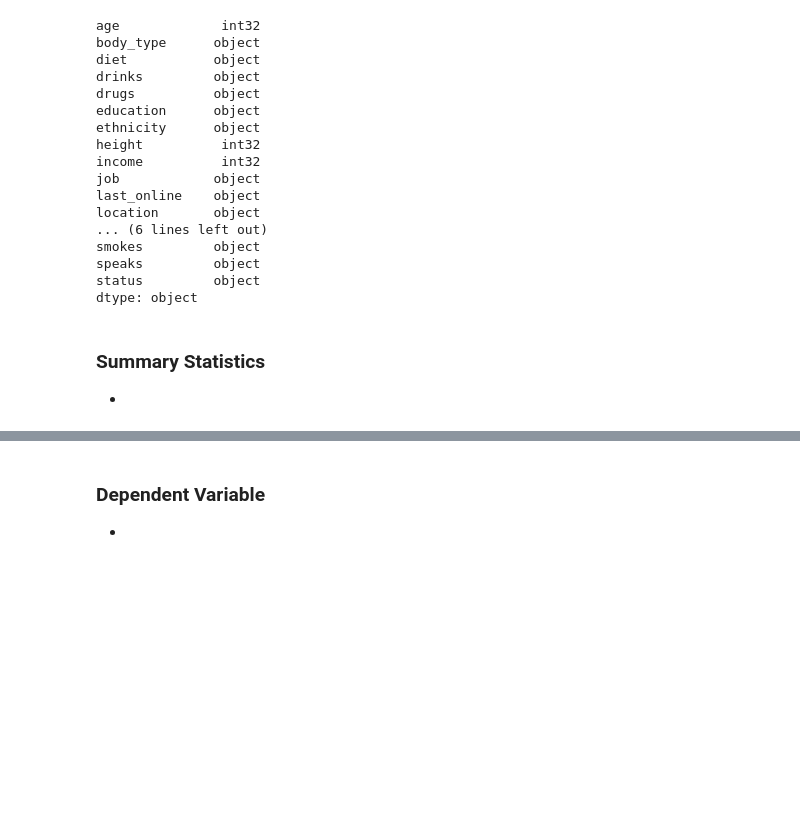
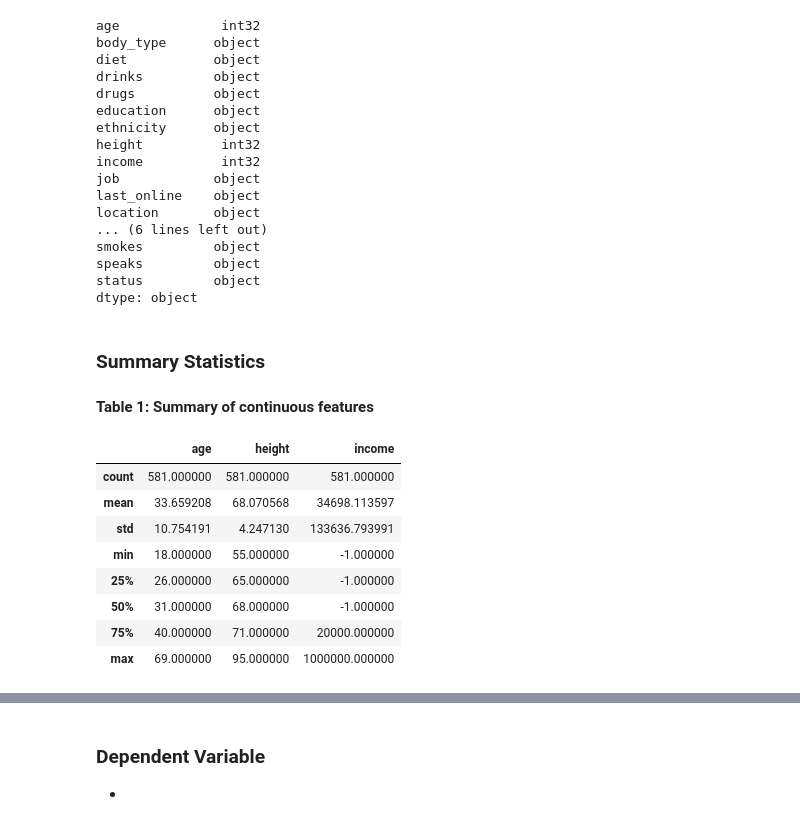
Before and after one commit to ttrash97/MATH2350, a Jupyter notebook: Project_Template.ipynb, the cells around one changed output, grey strips where cells are left out. Drawn from its saved outputs; the diff is of its cells as text; code cells hidden in the pictures; blank space fills up the shorter version.

```diff
--- a/Project_Template.ipynb
+++ b/Project_Template.ipynb
@@ -290,5 +291,18 @@ status         object
 dtype: object
 # %% [markdown]
 ### Summary Statistics
-
--
+# %%
+from IPython.display import display, HTML
+display(HTML('<b>Table 1: Summary of continuous features</b>'))
+df.describe(include='int32')
+# %% [output]
+Table 1: Summary of continuous features
+|  | age | height | income |
+| count | 581.000000 | 581.000000 | 581.000000 |
+| mean | 33.659208 | 68.070568 | 34698.113597 |
+| std | 10.754191 | 4.247130 | 133636.793991 |
+| min | 18.000000 | 55.000000 | -1.000000 |
+| 25% | 26.000000 | 65.000000 | -1.000000 |
+| 50% | 31.000000 | 68.000000 | -1.000000 |
+| 75% | 40.000000 | 71.000000 | 20000.000000 |
+| max | 69.000000 | 95.000000 | 1000000.000000 |
```
Also changed, not shown: parts of 12 cells of this notebook.
